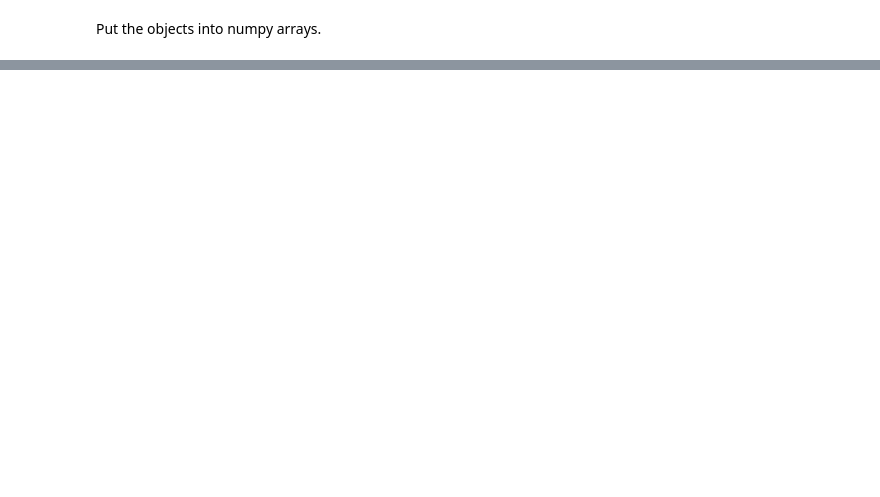
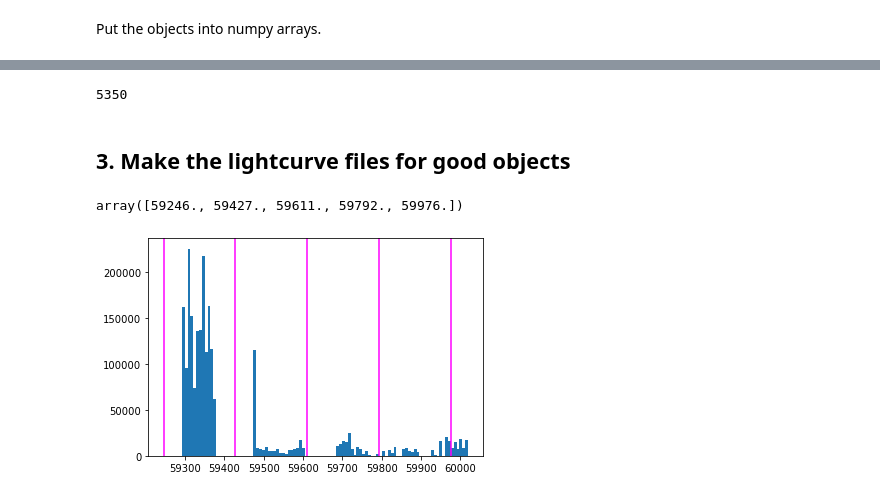
Before and after one commit to MelissaGraham/decam_ddf_tools, a Jupyter notebook: transients_science/create_nightly_epoch_lightcurves.ipynb, the cells around one changed output, grey strips where cells are left out. Cells and saved outputs as stored; diff of their text form; code cells hidden in the pictures; blank space fills up the shorter version.

```diff
--- a/transients_science/create_nightly_epoch_lightcurves.ipynb
+++ b/transients_science/create_nightly_epoch_lightcurves.ipynb
@@ -151,0 +207,24 @@ for c, candid in enumerate(tmp_candid):
+# %%
+print(len(cand_ids))
+# %% [output]
+5350
+# %% [markdown]
+## 3. Make the lightcurve files for good objects
+# %%
+times = ['2021-02-01T00:00:00',
+         '2021-08-01T00:00:00',
+         '2022-02-01T00:00:00',
+         '2022-08-01T00:00:00',
+         '2023-02-01T00:00:00']
+t = Time(times, format='isot', scale='utc')
+# %%
+t.mjd
+# %% [output]
+array([59246., 59427., 59611., 59792., 59976.])
+# %%
+plt.hist(obj_mjd, bins=100)
+for mjd in t.mjd:
+    plt.axvline(mjd, color='magenta')
+plt.show()
+# %% [output]
+[figure, added]
```
Also changed, not shown: parts of 31 cells of this notebook.
